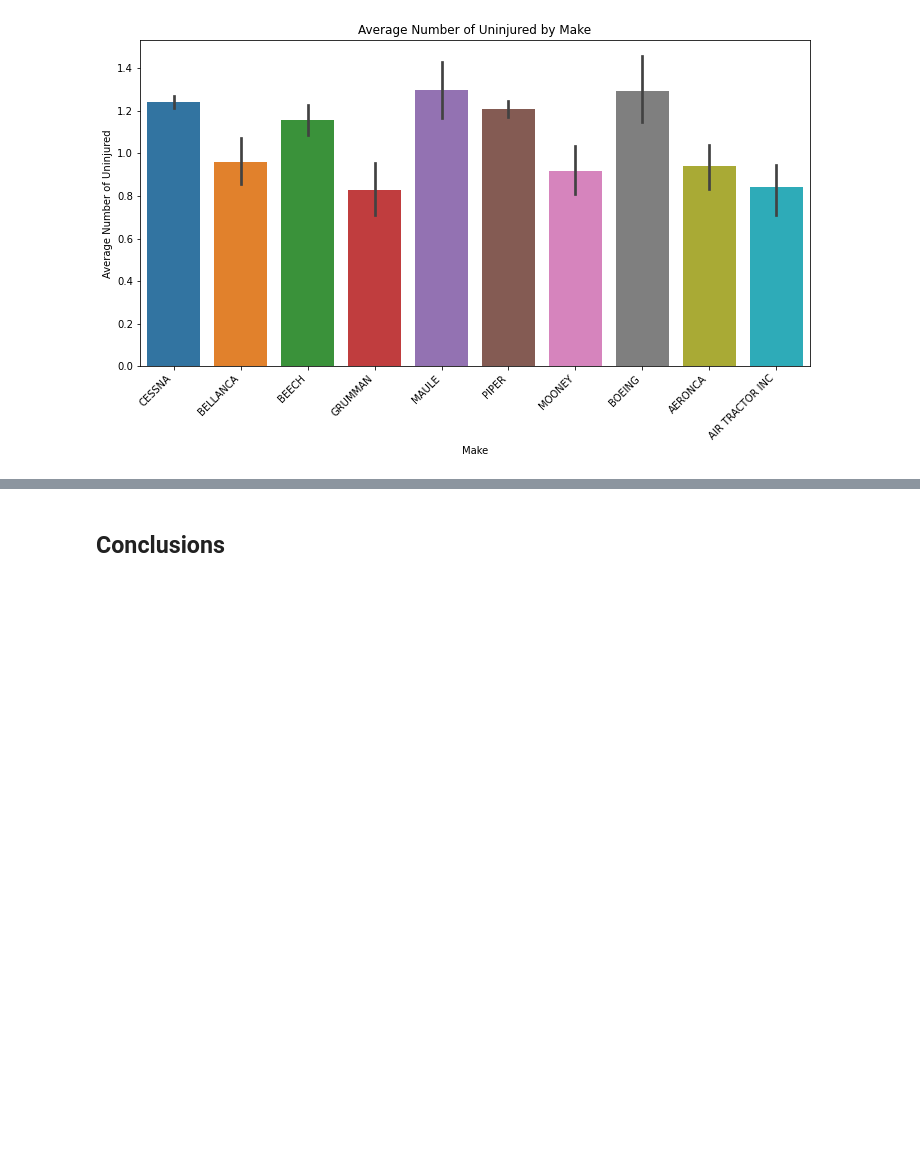
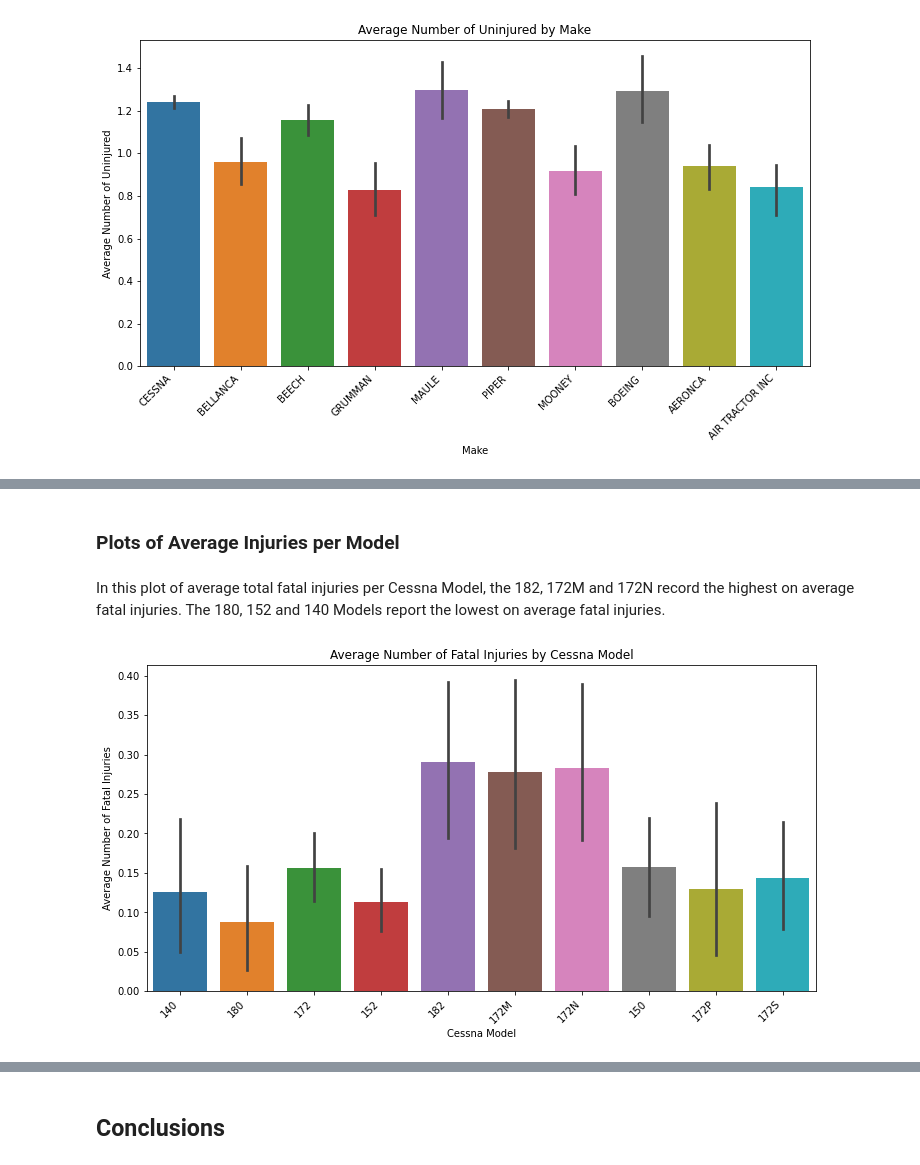
Before and after one commit to justinnllee/Aircraft_Safety_Analysis, a Jupyter notebook: notebook.ipynb, the cells around one changed output, grey strips where cells are left out. Saved outputs shown, nothing was run; the diff lists cells and outputs as text; code cells hidden in the pictures; blank space fills up the shorter version.

```diff
--- a/notebook.ipynb
+++ b/notebook.ipynb
@@ -301,0 +370,19 @@ plt.show()
+# %% [markdown]
+### Plots of Average Injuries per Model
+# %% [markdown]
+In this plot of average total fatal injuries per Cessna Model, the 182, 172M and 172N record the highest on average fatal injuries. The 180, 152 and 140 Models report the lowest on average fatal injuries.
+# %%
+# Plot average total fatal injuries per Cessna model
+plt.figure(figsize=(12, 6))
+
+sns.barplot(x='Model', y='Total.Fatal.Injuries', data=df_cessna)
+
+plt.title('Average Number of Fatal Injuries by Cessna Model')
+plt.xlabel('Cessna Model')
+plt.ylabel('Average Number of Fatal Injuries')
+
+plt.xticks(rotation=45, ha='right')
+
+plt.show()
+# %% [output]
+[figure, added]
```
Also changed, not shown: parts of 19 cells of this notebook.
